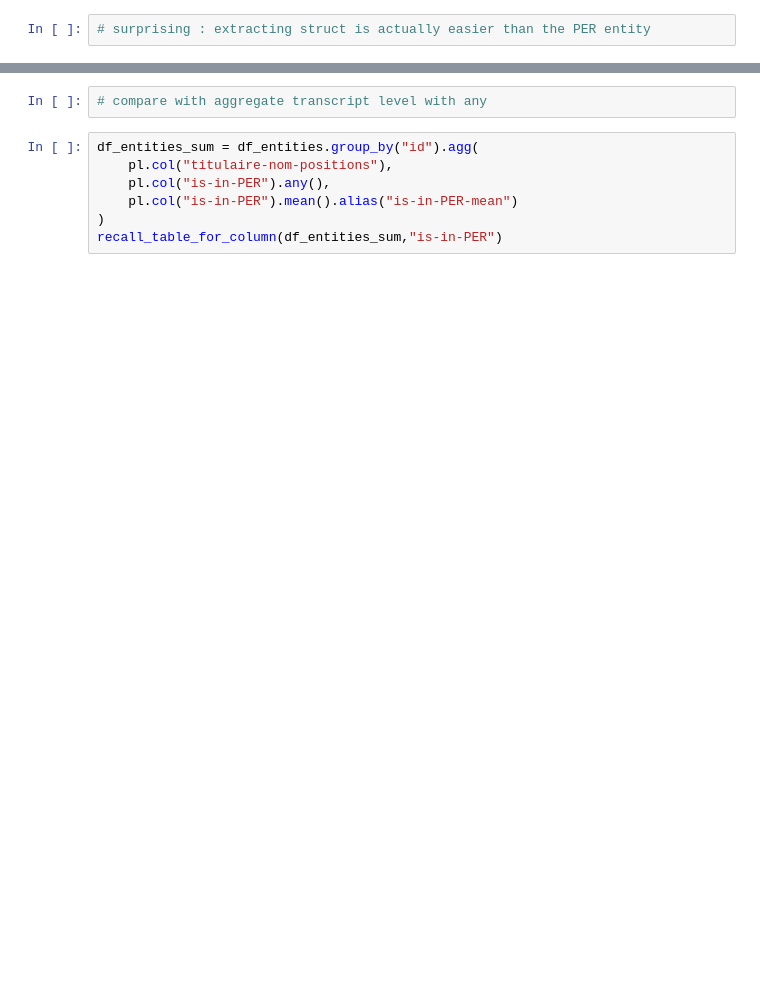
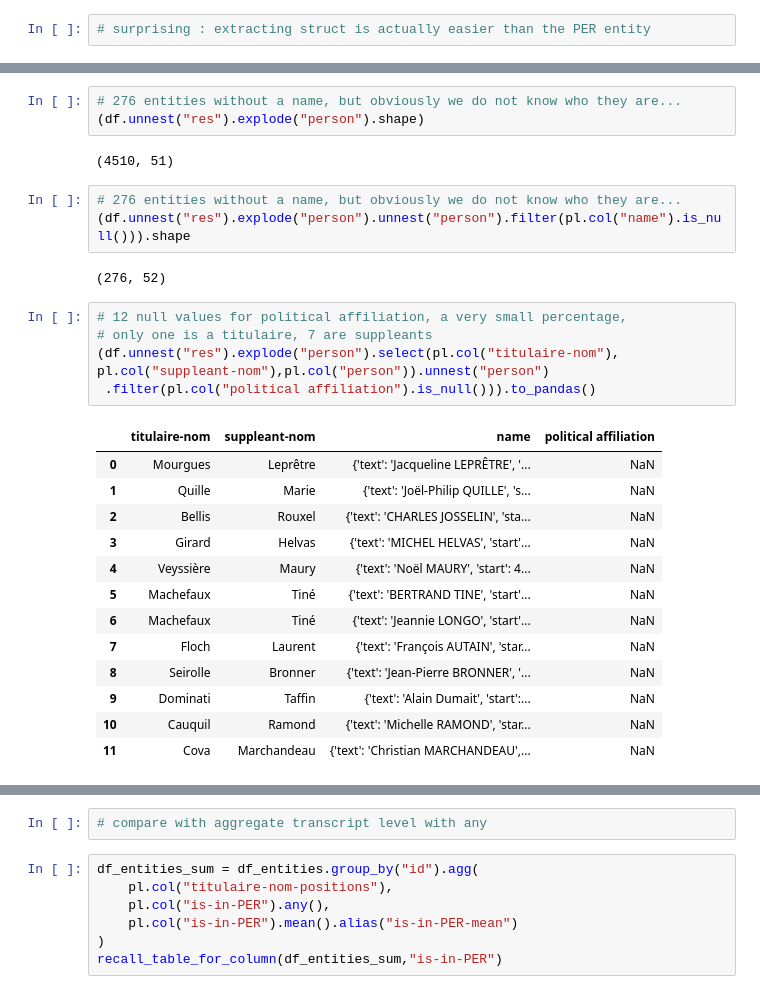
Before and after one commit to slithiaote/2026_NLP_project, a Jupyter notebook: Analysis.ipynb, the cells around one changed output, grey strips where cells are left out. Cells and saved outputs as stored; diff of their text form; blank space fills up the shorter version.

```diff
--- a/Analysis.ipynb
+++ b/Analysis.ipynb
@@ -535 +707,30 @@ print(classification_report(y,pred)) # very good classification too !
+# %%
+# 276 entities without a name, but obviously we do not know who they are...
+(df.unnest("res").explode("person").shape)
+# %% [output]
+(4510, 51)
+# %%
+# 276 entities without a name, but obviously we do not know who they are...
+(df.unnest("res").explode("person").unnest("person").filter(pl.col("name").is_null())).shape
+# %% [output]
+(276, 52)
+# %%
+# 12 null values for political affiliation, a very small percentage,
+# only one is a titulaire, 7 are suppleants
+(df.unnest("res").explode("person").select(pl.col("titulaire-nom"), pl.col("suppleant-nom"),pl.col("person")).unnest("person")
+ .filter(pl.col("political affiliation").is_null())).to_pandas()
+# %% [output]
+|  | titulaire-nom | suppleant-nom | name | political affiliation |
+| 0 | Mourgues | Leprêtre | {'text': 'Jacqueline LEPRÊTRE', '... | NaN |
+| 1 | Quille | Marie | {'text': 'Joël-Philip QUILLE', 's... | NaN |
+| 2 | Bellis | Rouxel | {'text': 'CHARLES JOSSELIN', 'sta... | NaN |
+| 3 | Girard | Helvas | {'text': 'MICHEL HELVAS', 'start'... | NaN |
+| 4 | Veyssière | Maury | {'text': 'Noël MAURY', 'start': 4... | NaN |
+| 5 | Machefaux | Tiné | {'text': 'BERTRAND TINE', 'start'... | NaN |
+| 6 | Machefaux | Tiné | {'text': 'Jeannie LONGO', 'start'... | NaN |
+| 7 | Floch | Laurent | {'text': 'François AUTAIN', 'star... | NaN |
+| 8 | Seirolle | Bronner | {'text': 'Jean-Pierre BRONNER', '... | NaN |
+| 9 | Dominati | Taffin | {'text': 'Alain Dumait', 'start':... | NaN |
+| 10 | Cauquil | Ramond | {'text': 'Michelle RAMOND', 'star... | NaN |
+| 11 | Cova | Marchandeau | {'text': 'Christian MARCHANDEAU',... | NaN |
 # %%
```
Also changed, not shown: parts of 40 cells of this notebook, 2 other files.
